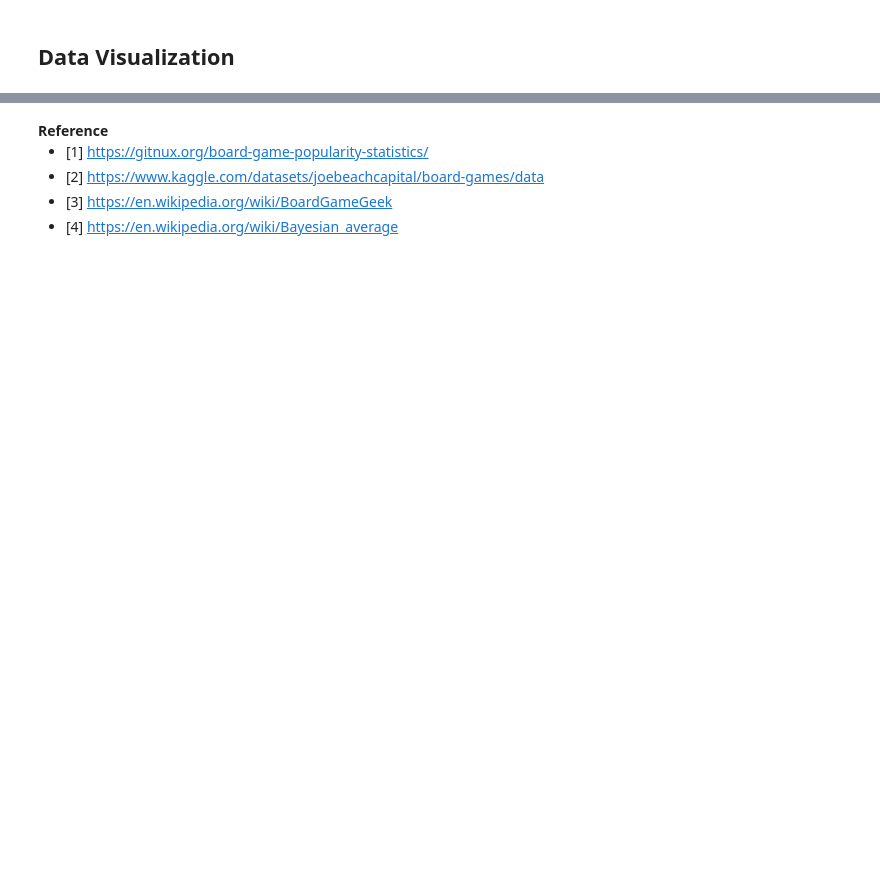
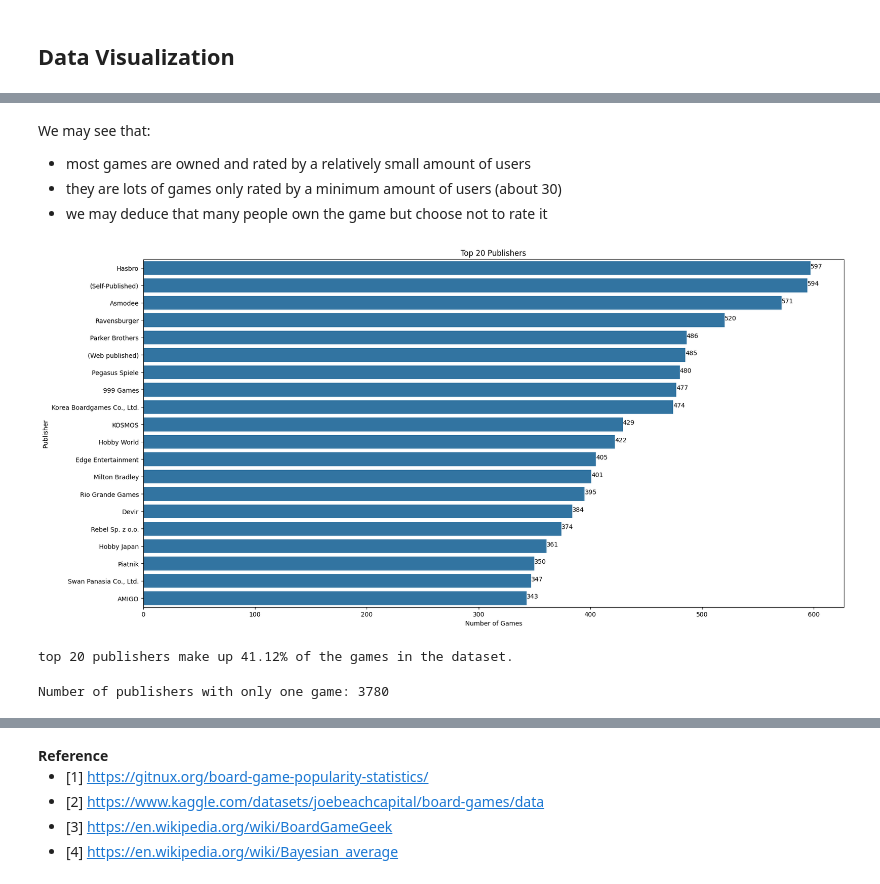
Before and after one commit to Fredfreddo/SI618_24W_project, a Jupyter notebook: project_1.ipynb, the cells around one changed output, grey strips where cells are left out. Drawn from its saved outputs; the diff is of its cells as text; code cells hidden in the pictures; blank space fills up the shorter version.

```diff
--- a/project_1.ipynb
+++ b/project_1.ipynb
@@ -355,0 +508,27 @@ dtype: int64
+# %% [markdown]
+We may see that:
+- most games are owned and rated by a relatively small amount of users
+- they are lots of games only rated by a minimum amount of users (about 30)
+- we may deduce that many people own the game but choose not to rate it
+# %%
+# top 20 publishers
+top_publishers = ready_data.publisher_list.explode().value_counts().head(20)
+plt.figure(figsize=(20, 10))
+sns.barplot(x=top_publishers, y=top_publishers.index)
+# add the number of games to the right of the bars
+for index, value in enumerate(top_publishers):
+    plt.text(value, index, str(value))
+plt.title('Top 20 Publishers')
+plt.xlabel('Number of Games')
+plt.ylabel('Publisher')
+plt.show()
+# %% [output]
+[figure, added]
+# %%
+print(f"top 20 publishers make up {top_publishers.sum()/ready_data.shape[0]*100:.2f}% of the games in the dataset.")
+# %% [output]
+top 20 publishers make up 41.12% of the games in the dataset.
+# %%
+print(f"Number of publishers with only one game: {ready_data.publisher_list.explode().value_counts()[ready_data.publisher_list.explode().value_counts() == 1].shape[0]}")
+# %% [output]
+Number of publishers with only one game: 3780
```
Also changed, not shown: parts of 29 cells of this notebook.
